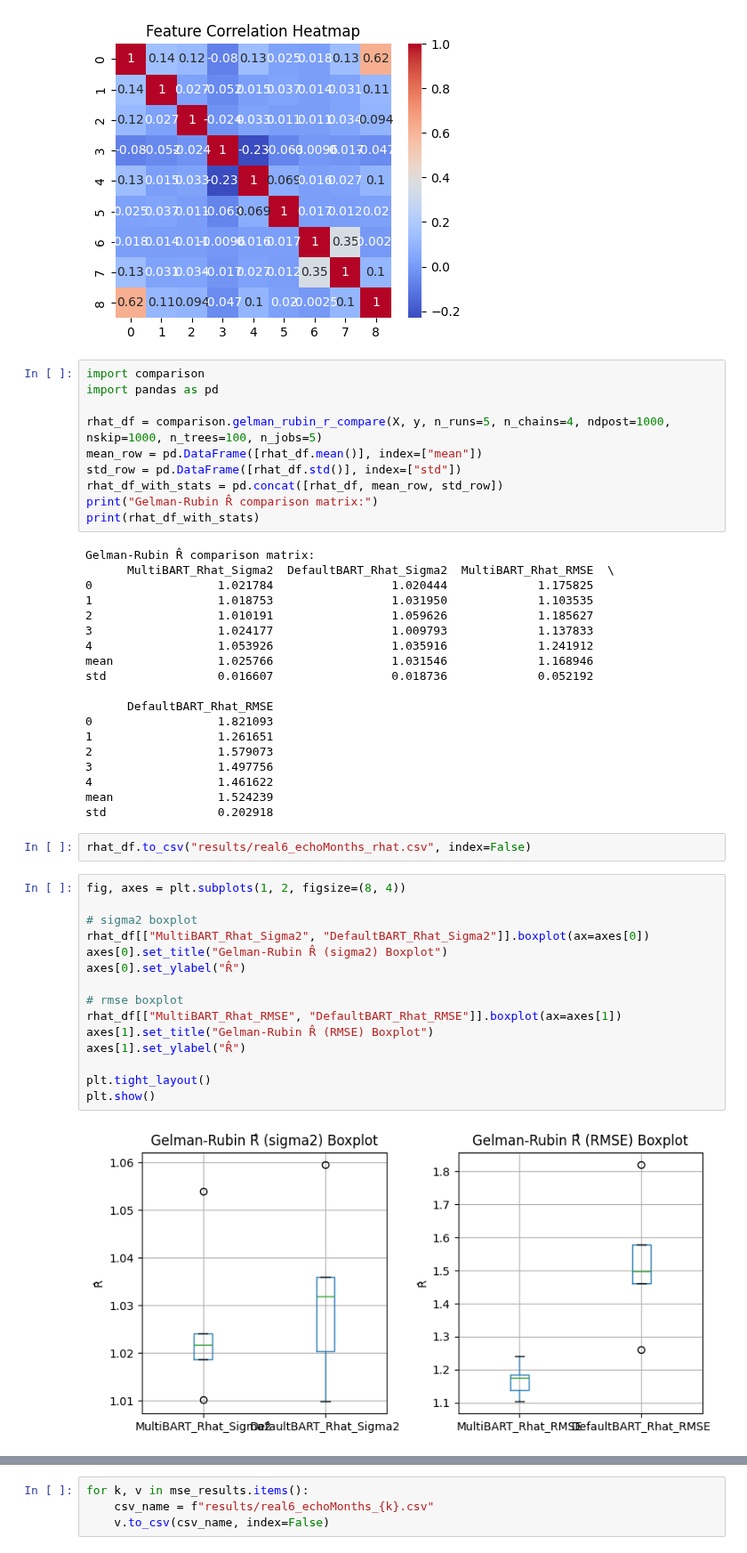
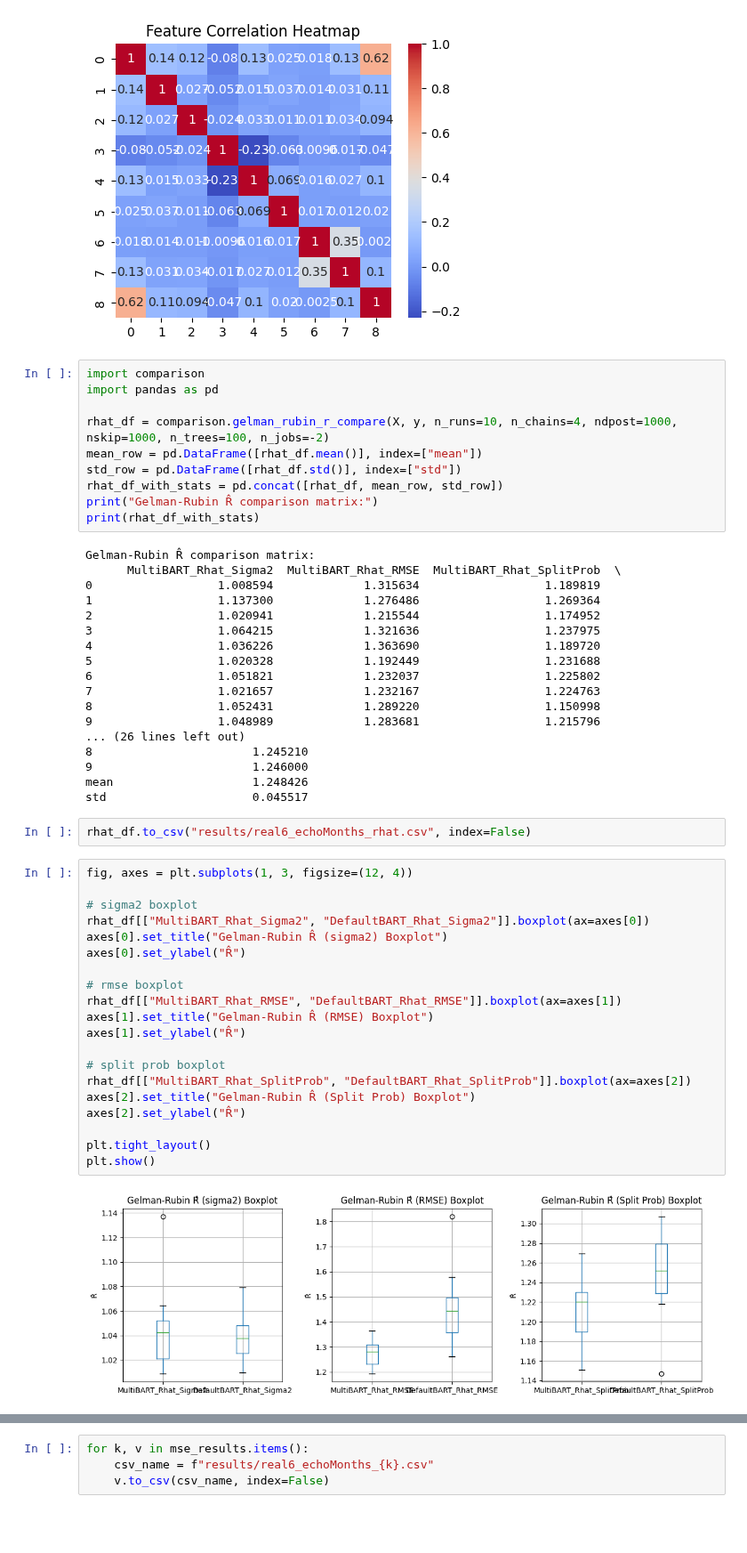
Before and after one commit to yanshuotan/bart-playground, a Jupyter notebook: benchmarks/mtmh_dir/real6_echoMonths.ipynb, the cells around one changed output, grey strips where cells are left out. Shown at 89% size. Drawn from its saved outputs; the diff is of its cells as text; blank space fills up the shorter version.

Commit message:
Add Split prob rhat comparison in dirichlet prior benchmark

```diff
--- a/benchmarks/mtmh_dir/real6_echoMonths.ipynb
+++ b/benchmarks/mtmh_dir/real6_echoMonths.ipynb
@@ -55,7 +55,7 @@ plt.show()
 import comparison
 import pandas as pd
 
-rhat_df = comparison.gelman_rubin_r_compare(X, y, n_runs=5, n_chains=4, ndpost=1000, nskip=1000, n_trees=100, n_jobs=5)
+rhat_df = comparison.gelman_rubin_r_compare(X, y, n_runs=10, n_chains=4, ndpost=1000, nskip=1000, n_trees=100, n_jobs=-2)
 mean_row = pd.DataFrame([rhat_df.mean()], index=["mean"])
 std_row = pd.DataFrame([rhat_df.std()], index=["std"])
 rhat_df_with_stats = pd.concat([rhat_df, mean_row, std_row])
@@ -63,42 +63,46 @@ print("Gelman-Rubin R̂ comparison matrix:")
 print(rhat_df_with_stats)
 # %% [output]
 Gelman-Rubin R̂ comparison matrix:
-      MultiBART_Rhat_Sigma2  DefaultBART_Rhat_Sigma2  MultiBART_Rhat_RMSE  \
-0                  1.021784                 1.020444             1.175825
-1                  1.018753                 1.031950             1.103535
-2                  1.010191                 1.059626             1.185627
-3                  1.024177                 1.009793             1.137833
-4                  1.053926                 1.035916             1.241912
-mean               1.025766                 1.031546             1.168946
-std                0.016607                 0.018736             0.052192
-
-      DefaultBART_Rhat_RMSE
-0                  1.821093
-1                  1.261651
-2                  1.579073
-3                  1.497756
-4                  1.461622
-mean               1.524239
-std                0.202918
+      MultiBART_Rhat_Sigma2  MultiBART_Rhat_RMSE  MultiBART_Rhat_SplitProb  \
+0                  1.008594             1.315634                  1.189819
+1                  1.137300             1.276486                  1.269364
+2                  1.020941             1.215544                  1.174952
+3                  1.064215             1.321636                  1.237975
+4                  1.036226             1.363690                  1.189720
+5                  1.020328             1.192449                  1.231688
+6                  1.051821             1.232037                  1.225802
+7                  1.021657             1.232167                  1.224763
+8                  1.052431             1.289220                  1.150998
+9                  1.048989             1.283681                  1.215796
+... (26 lines left out)
+8                       1.245210
+9                       1.246000
+mean                    1.248426
+std                     0.045517
 # %%
 rhat_df.to_csv("results/real6_echoMonths_rhat.csv", index=False)
 # %%
-fig, axes = plt.subplots(1, 2, figsize=(8, 4))
+fig, axes = plt.subplots(1, 3, figsize=(12, 4))
 
 # sigma2 boxplot
 rhat_df[["MultiBART_Rhat_Sigma2", "DefaultBART_Rhat_Sigma2"]].boxplot(ax=axes[0])
 axes[0].set_title("Gelman-Rubin R̂ (sigma2) Boxplot")
 axes[0].set_ylabel("R̂")
 
 # rmse boxplot
 rhat_df[["MultiBART_Rhat_RMSE", "DefaultBART_Rhat_RMSE"]].boxplot(ax=axes[1])
 axes[1].set_title("Gelman-Rubin R̂ (RMSE) Boxplot")
 axes[1].set_ylabel("R̂")
 
+# split prob boxplot
+rhat_df[["MultiBART_Rhat_SplitProb", "DefaultBART_Rhat_SplitProb"]].boxplot(ax=axes[2])
+axes[2].set_title("Gelman-Rubin R̂ (Split Prob) Boxplot")
+axes[2].set_ylabel("R̂")
+
 plt.tight_layout()
 plt.show()
 # %% [output]
-[figure, old version]
+[figure, new version]
 # %%
 import matplotlib.pyplot as plt
 import comparison
```
Also changed, not shown: parts of 2 cells of this notebook, 17 other files.
